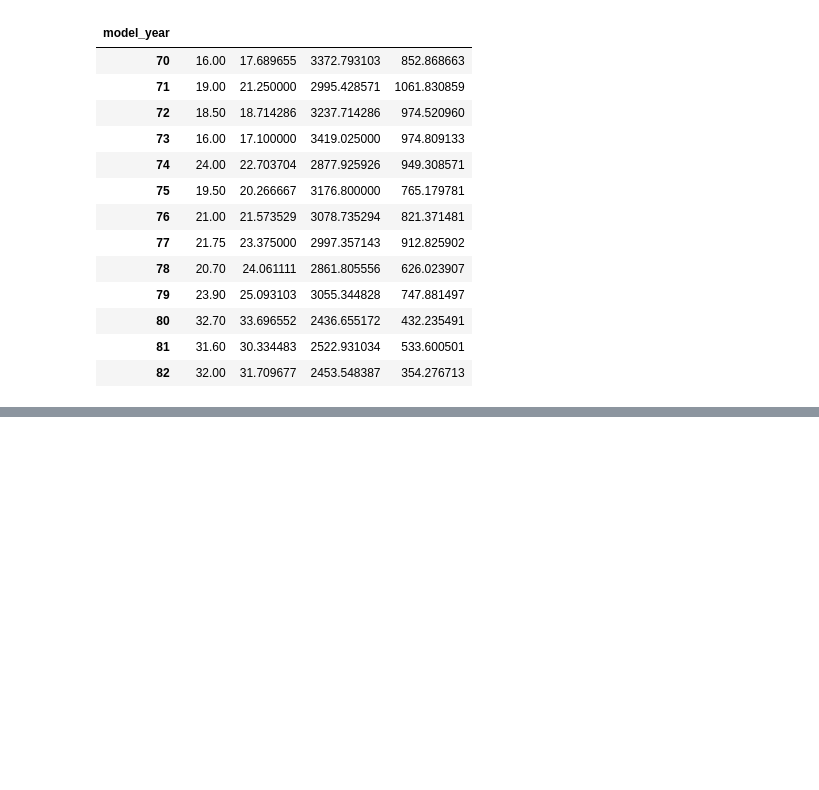
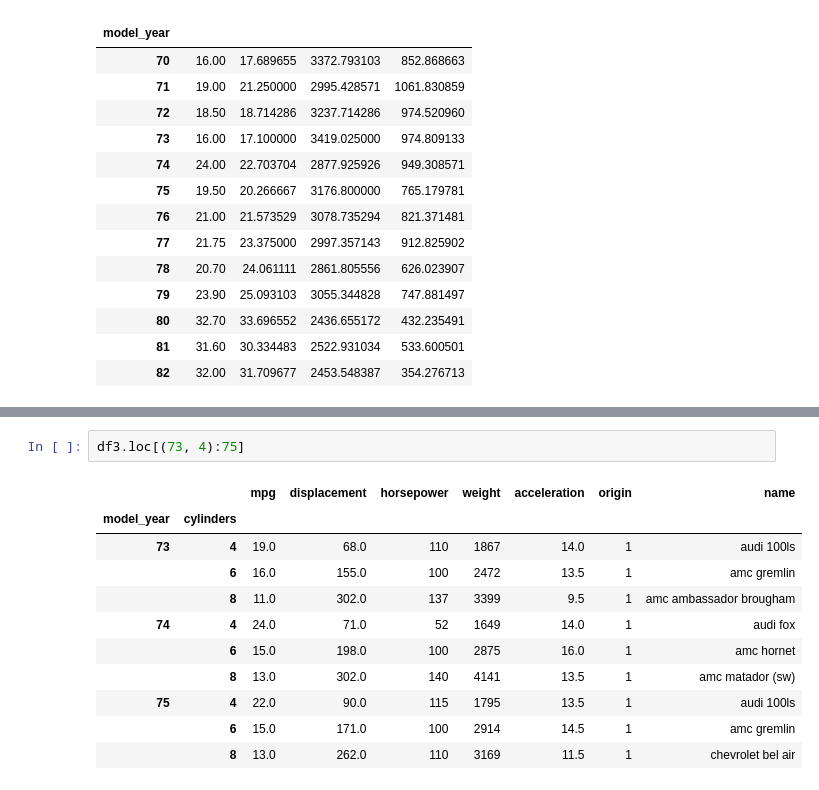
Before and after one commit to UnlimitedV/Learning_ML, a Jupyter notebook: pandas/05-Groupby-Operations-and-MultiIndex.ipynb, the cells around one changed output, grey strips where cells are left out. Saved outputs shown, nothing was run; the diff lists cells and outputs as text; blank space fills up the shorter version.

```diff
--- a/pandas/05-Groupby-Operations-and-MultiIndex.ipynb
+++ b/pandas/05-Groupby-Operations-and-MultiIndex.ipynb
@@ -497,0 +614,14 @@ df.groupby('model_year').agg({'mpg':['median','mean'],'weight':['mean','std']})
+# %%
+df3.loc[(73, 4):75]
+# %% [output]
+|  |  | mpg | displacement | horsepower | weight | acceleration | origin | name |
+| model_year | cylinders |  |  |  |  |  |  |  |
+| 73 | 4 | 19.0 | 68.0 | 110 | 1867 | 14.0 | 1 | audi 100ls |
+|  | 6 | 16.0 | 155.0 | 100 | 2472 | 13.5 | 1 | amc gremlin |
+|  | 8 | 11.0 | 302.0 | 137 | 3399 | 9.5 | 1 | amc ambassador brougham |
+| 74 | 4 | 24.0 | 71.0 | 52 | 1649 | 14.0 | 1 | audi fox |
+|  | 6 | 15.0 | 198.0 | 100 | 2875 | 16.0 | 1 | amc hornet |
+|  | 8 | 13.0 | 302.0 | 140 | 4141 | 13.5 | 1 | amc matador (sw) |
+| 75 | 4 | 22.0 | 90.0 | 115 | 1795 | 13.5 | 1 | audi 100ls |
+|  | 6 | 15.0 | 171.0 | 100 | 2914 | 14.5 | 1 | amc gremlin |
+|  | 8 | 13.0 | 262.0 | 110 | 3169 | 11.5 | 1 | chevrolet bel air |
```
Also changed, not shown: parts of 12 cells of this notebook.
